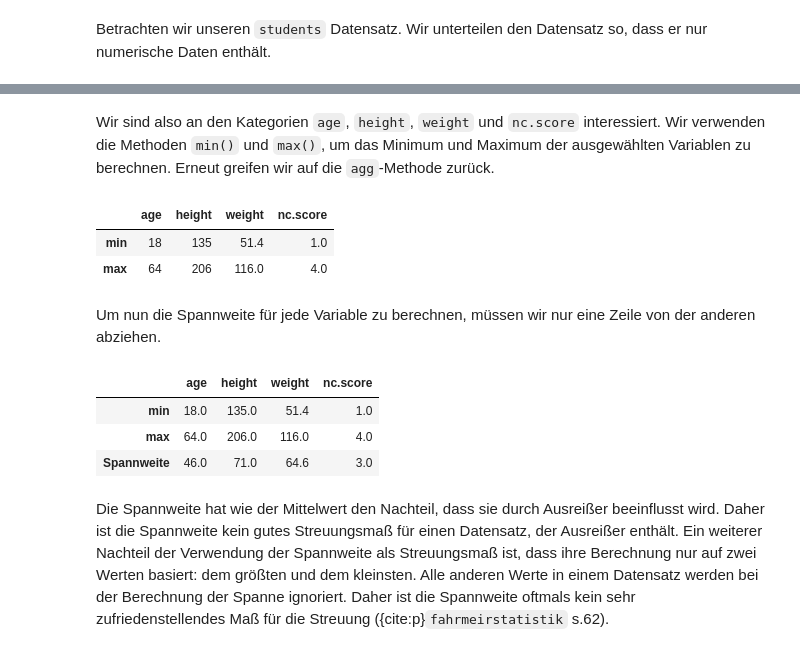
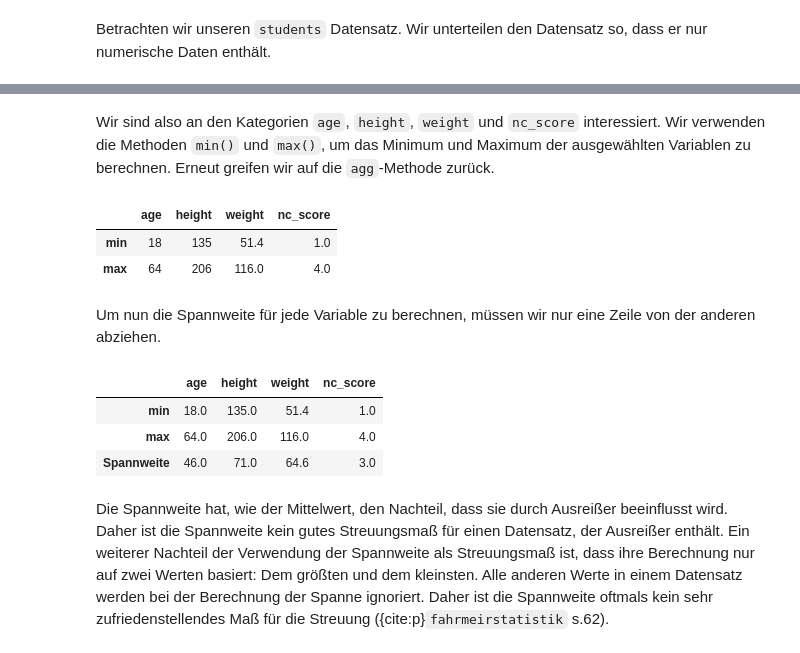
Before and after one commit to ixianslab/srh-data-science, a Jupyter notebook: notebooks/Kapitel01/03_Streuungsmaße.ipynb, the cells around one changed output, grey strips where cells are left out. Saved outputs shown, nothing was run; the diff lists cells and outputs as text; code cells hidden in the pictures.

```diff
--- a/notebooks/Kapitel01/03_Streuungsmaße.ipynb
+++ b/notebooks/Kapitel01/03_Streuungsmaße.ipynb
@@ -482,10 +477,10 @@ df.sample(10)
 # %% [markdown]
-Wir sind also an den Kategorien `age`, `height`, `weight` und `nc.score` interessiert. Wir verwenden die Methoden `min()` und `max()`, um das Minimum und Maximum der ausgewählten Variablen zu berechnen. Erneut greifen wir auf die `agg`-Methode zurück.
+Wir sind also an den Kategorien `age`, `height`, `weight` und `nc_score` interessiert. Wir verwenden die Methoden `min()` und `max()`, um das Minimum und Maximum der ausgewählten Variablen zu berechnen. Erneut greifen wir auf die `agg`-Methode zurück.
 # %%
-summary = df[["age", "height", "weight", "nc.score"]].agg(["min", "max"])
+summary = df[["age", "height", "weight", "nc_score"]].agg(["min", "max"])
 summary
 # %% [output]
-|  | age | height | weight | nc.score |
+|  | age | height | weight | nc_score |
 | min | 18 | 135 | 51.4 | 1.0 |
 | max | 64 | 206 | 116.0 | 4.0 |
 # %% [markdown]
@@ -494,9 +489,9 @@ Um nun die Spannweite für jede Variable zu berechnen, müssen wir nur eine Zeil
 summary.loc["Spannweite"] = summary.loc["max"] - summary.loc["min"]
 summary
 # %% [output]
-|  | age | height | weight | nc.score |
+|  | age | height | weight | nc_score |
 | min | 18.0 | 135.0 | 51.4 | 1.0 |
 | max | 64.0 | 206.0 | 116.0 | 4.0 |
 | Spannweite | 46.0 | 71.0 | 64.6 | 3.0 |
 # %% [markdown]
-Die Spannweite hat wie der Mittelwert den Nachteil, dass sie durch Ausreißer beeinflusst wird. Daher ist die Spannweite kein gutes Streuungsmaß für einen Datensatz, der Ausreißer enthält. Ein weiterer Nachteil der Verwendung der Spannweite als Streuungsmaß ist, dass ihre Berechnung nur auf zwei Werten basiert: dem größten und dem kleinsten. Alle anderen Werte in einem Datensatz werden bei der Berechnung der Spanne ignoriert. Daher ist die Spannweite oftmals kein sehr zufriedenstellendes Maß für die Streuung ({cite:p}`fahrmeirstatistik` s.62).
+Die Spannweite hat, wie der Mittelwert, den Nachteil, dass sie durch Ausreißer beeinflusst wird. Daher ist die Spannweite kein gutes Streuungsmaß für einen Datensatz, der Ausreißer enthält. Ein weiterer Nachteil der Verwendung der Spannweite als Streuungsmaß ist, dass ihre Berechnung nur auf zwei Werten basiert: Dem größten und dem kleinsten. Alle anderen Werte in einem Datensatz werden bei der Berechnung der Spanne ignoriert. Daher ist die Spannweite oftmals kein sehr zufriedenstellendes Maß für die Streuung ({cite:p}`fahrmeirstatistik` s.62).
```
Also changed, not shown: parts of 20 cells of this notebook, 5 other files.
